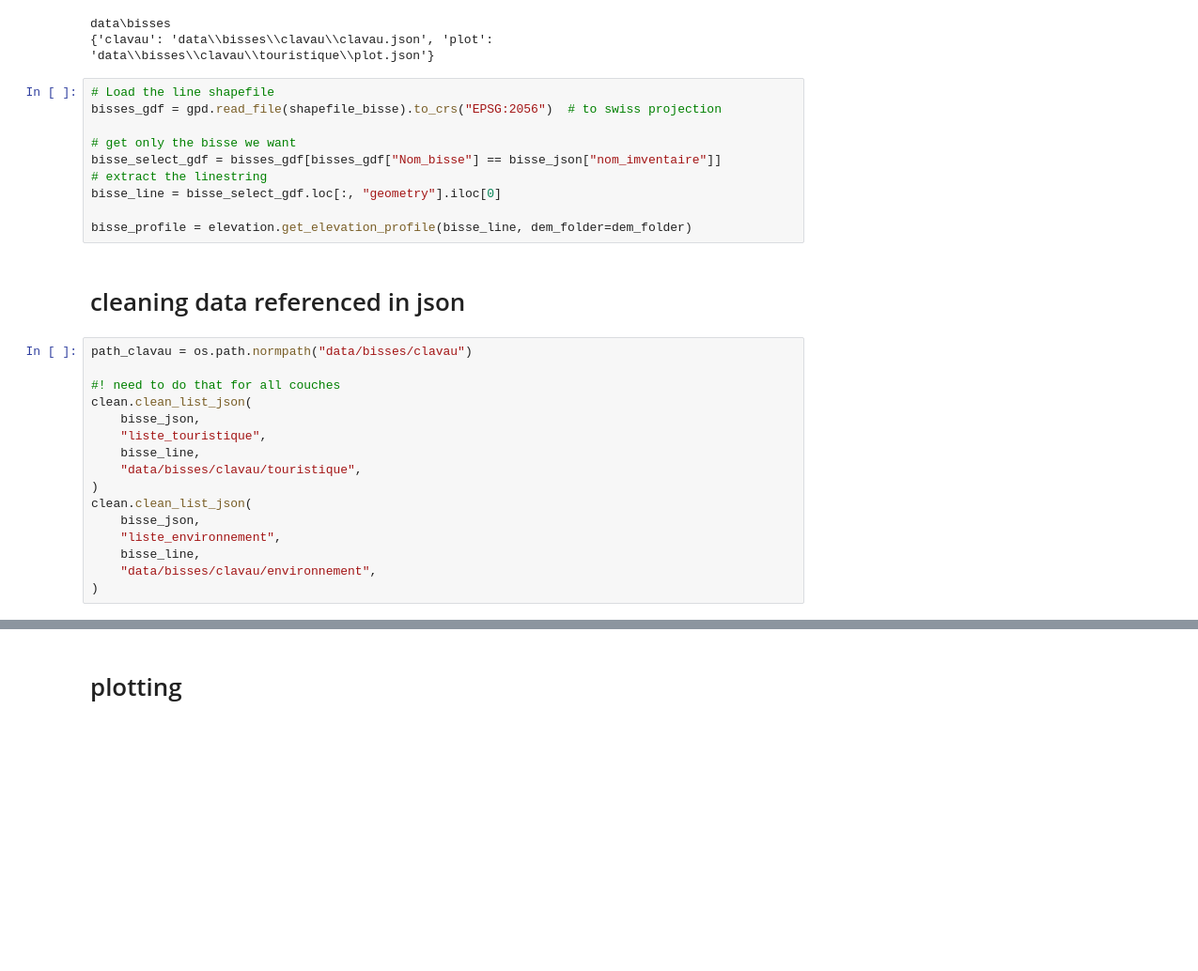
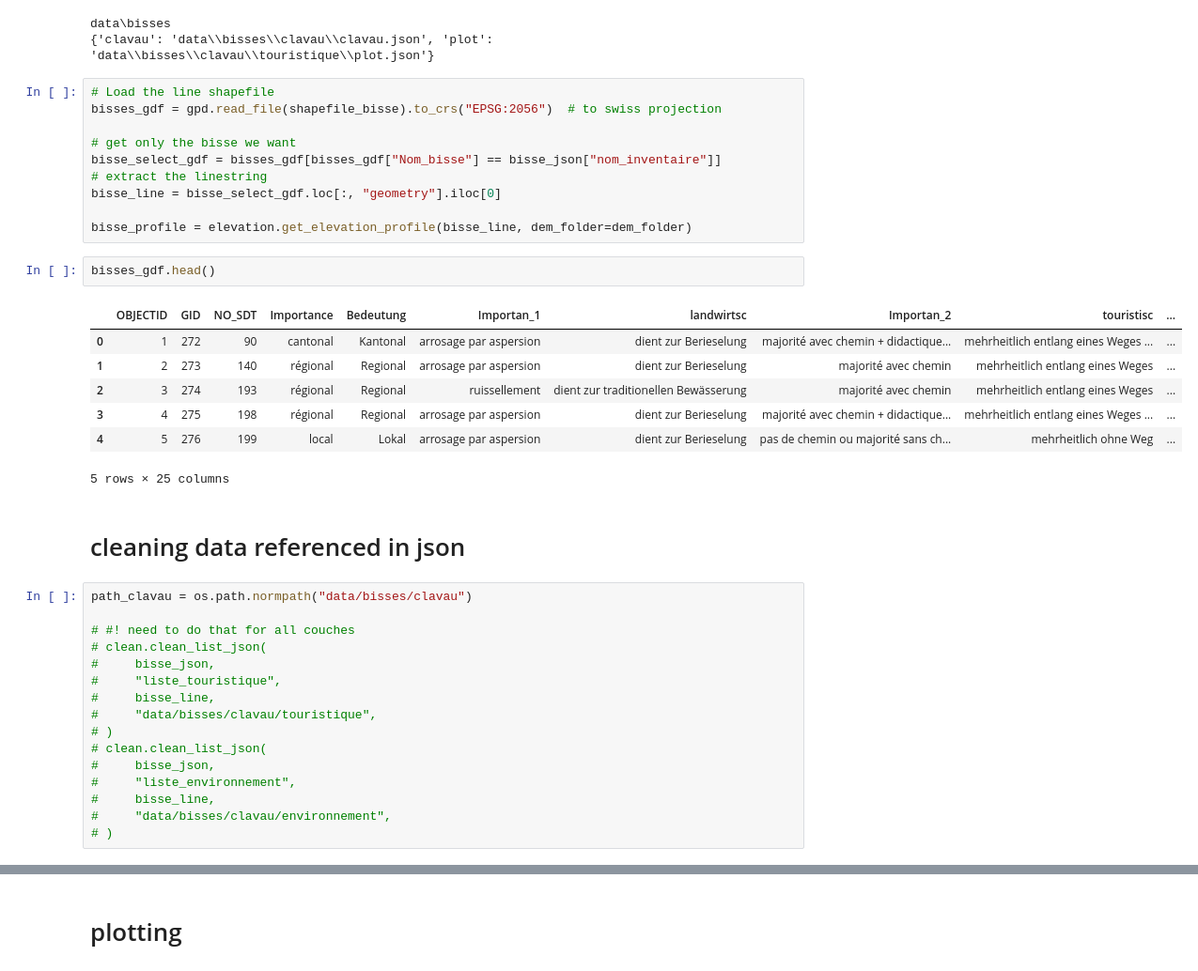
Before and after one commit to felix-schmeding/bisses_valais, a Jupyter notebook: bisses.ipynb, the cells around one changed output, grey strips where cells are left out. Shown: that part at 94% size. Drawn from its saved outputs; the diff is of its cells as text; blank space fills up the shorter version.

Commit message:
added section data, cleaner plots

```diff
--- a/bisses.ipynb
+++ b/bisses.ipynb
@@ -57,26 +57,36 @@ data\bisses
 bisses_gdf = gpd.read_file(shapefile_bisse).to_crs("EPSG:2056")  # to swiss projection
 
 # get only the bisse we want
-bisse_select_gdf = bisses_gdf[bisses_gdf["Nom_bisse"] == bisse_json["nom_imventaire"]]
+bisse_select_gdf = bisses_gdf[bisses_gdf["Nom_bisse"] == bisse_json["nom_inventaire"]]
 # extract the linestring
 bisse_line = bisse_select_gdf.loc[:, "geometry"].iloc[0]
 
 bisse_profile = elevation.get_elevation_profile(bisse_line, dem_folder=dem_folder)
+# %%
+bisses_gdf.head()
+# %% [output]
+|  | OBJECTID | GID | NO_SDT | Importance | Bedeutung | Importan_1 | landwirtsc | Importan_2 | touristisc | ... |
+| 0 | 1 | 272 | 90 | cantonal | Kantonal | arrosage par aspersion | dient zur Berieselung | majorité avec chemin + didactique... | mehrheitlich entlang eines Weges ... | ... |
+| 1 | 2 | 273 | 140 | régional | Regional | arrosage par aspersion | dient zur Berieselung | majorité avec chemin | mehrheitlich entlang eines Weges | ... |
+| 2 | 3 | 274 | 193 | régional | Regional | ruissellement | dient zur traditionellen Bewässerung | majorité avec chemin | mehrheitlich entlang eines Weges | ... |
+| 3 | 4 | 275 | 198 | régional | Regional | arrosage par aspersion | dient zur Berieselung | majorité avec chemin + didactique... | mehrheitlich entlang eines Weges ... | ... |
+| 4 | 5 | 276 | 199 | local | Lokal | arrosage par aspersion | dient zur Berieselung | pas de chemin ou majorité sans ch... | mehrheitlich ohne Weg | ... |
+5 rows × 25 columns
 # %% [markdown]
 # cleaning data referenced in json
 # %%
 path_clavau = os.path.normpath("data/bisses/clavau")
 
-#! need to do that for all couches
-clean.clean_list_json(
-    bisse_json,
-    "liste_touristique",
-    bisse_line,
-    "data/bisses/clavau/touristique",
-)
-clean.clean_list_json(
-    bisse_json,
-    "liste_environnement",
-    bisse_line,
-    "data/bisses/clavau/environnement",
-)
+# #! need to do that for all couches
+# clean.clean_list_json(
+#     bisse_json,
+#     "liste_touristique",
+#     bisse_line,
+#     "data/bisses/clavau/touristique",
+# )
+# clean.clean_list_json(
+#     bisse_json,
+#     "liste_environnement",
+#     bisse_line,
+#     "data/bisses/clavau/environnement",
+# )
```
Also changed, not shown: parts of 5 cells of this notebook, 3 other files.
